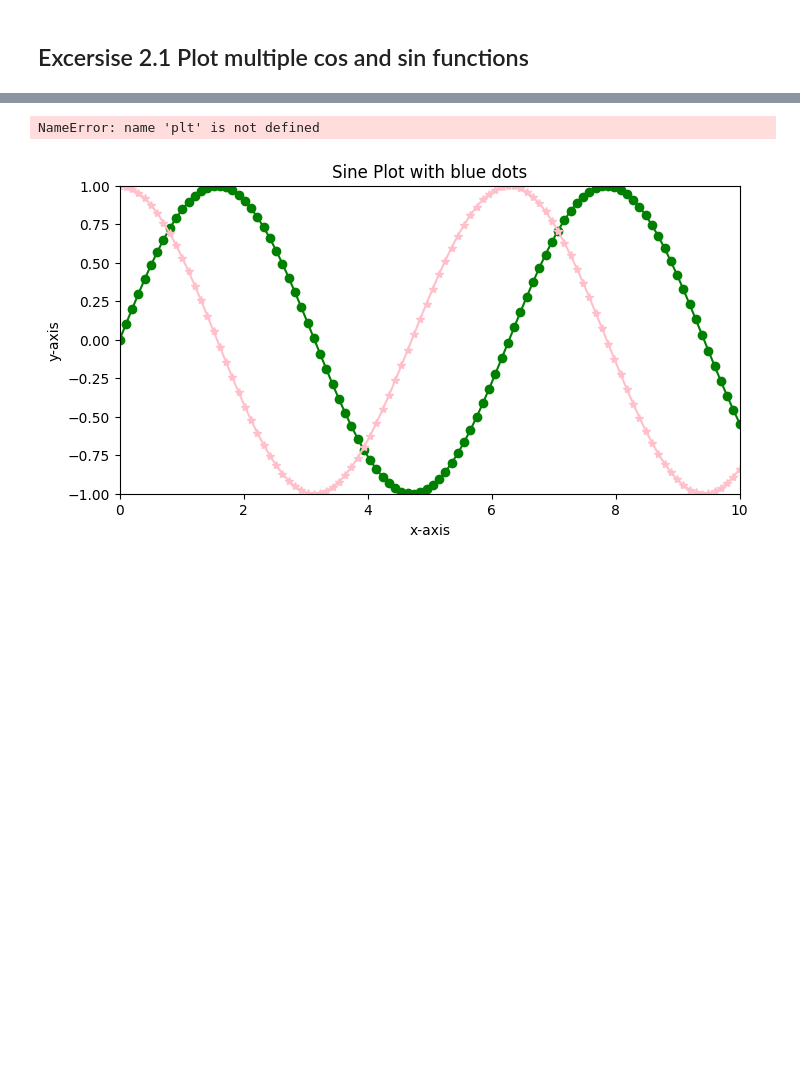
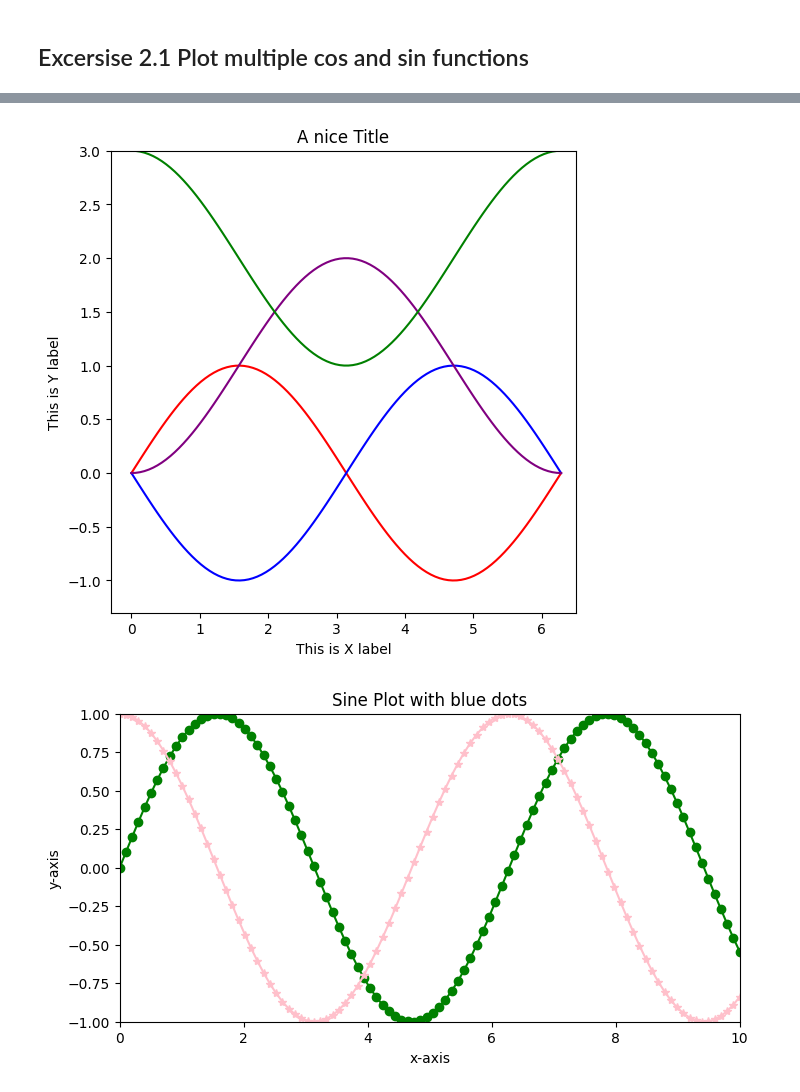
Before and after one commit to fnmelo/IIBM2025Bootcamp, a Jupyter notebook: D3/D3_morning_numpy_matplotlib_Matlab.ipynb, the cells around one changed output, grey strips where cells are left out. Drawn from its saved outputs; the diff is of its cells as text; code cells hidden in the pictures; blank space fills up the shorter version.

```diff
--- a/D3/D3_morning_numpy_matplotlib_Matlab.ipynb
+++ b/D3/D3_morning_numpy_matplotlib_Matlab.ipynb
@@ -457,32 +457,37 @@ plt.colorbar() # add the colorbar
 
 From the code below create a similar plot as the one shown above.
 # %%
+import matplotlib.pyplot as plt
+import numpy as np
+
 # Initialize the figure
-fig5=plt.figure(figsize=(6, 6))
-ax1=plt.subplot(1,1,1)
+fig=plt.figure(figsize=(6, 6))
+ax=plt.subplot(1,1,1)
 # ax2=plt.subplot(1,1,2)
 # ax3=plt.subplot(1,1,3)
 # ax4=plt.subplot(1,1,4)
 
 
 # Generate content
-circle= np.linspace(0, 2*np.pi, 12)
+circle= np.linspace(0, 2*np.pi, 100)
 line=ax.plot(circle, np.sin(circle), color='red')
-line=ax2.plot(circle, np.cos(circle), color='blue')
-ax.set_xlim(0, 6.5)
-ax.set_ylim(-1, 3)
+line=ax.plot(circle, np.cos(circle + np.pi/2), color='blue')
+line=ax.plot(circle, np.sin(circle - np.pi/2) + 1, color='purple')
+line=ax.plot(circle, np.cos(circle) + 2, color='green')
+ax.set_xlim(-0.3, 6.5)
+ax.set_ylim(-1.3, 3)
 
 
 # Add title and labels
 plt.title('A nice Title')
 plt.xlabel('This is X label')
 plt.ylabel('This is Y label')
 # plt.legend('This is  label')
 
 # Display plot
 plt.show()
 # %% [output]
-NameError: name 'plt' is not defined
+[figure, added]
 # %%
 x = np.linspace(0, 10, 100)
 
```
